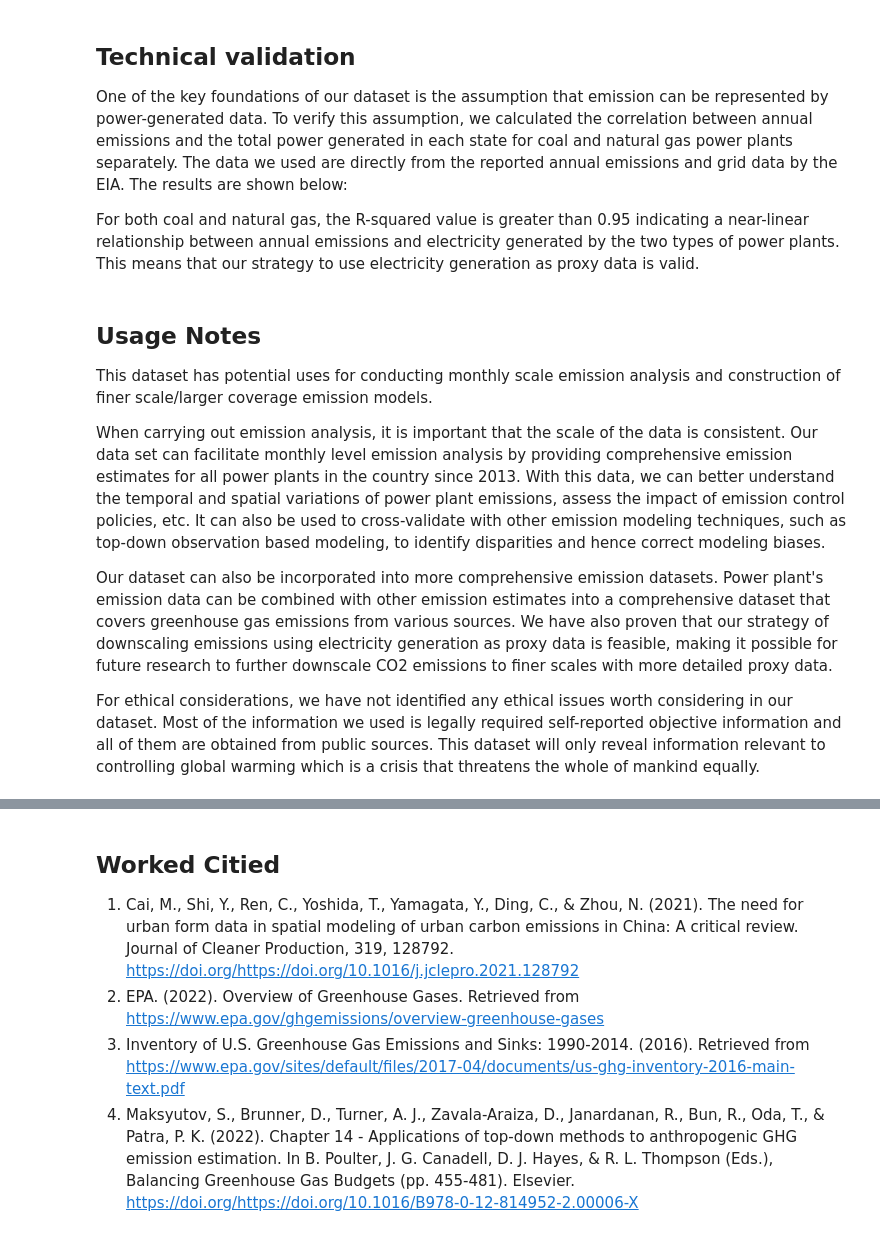
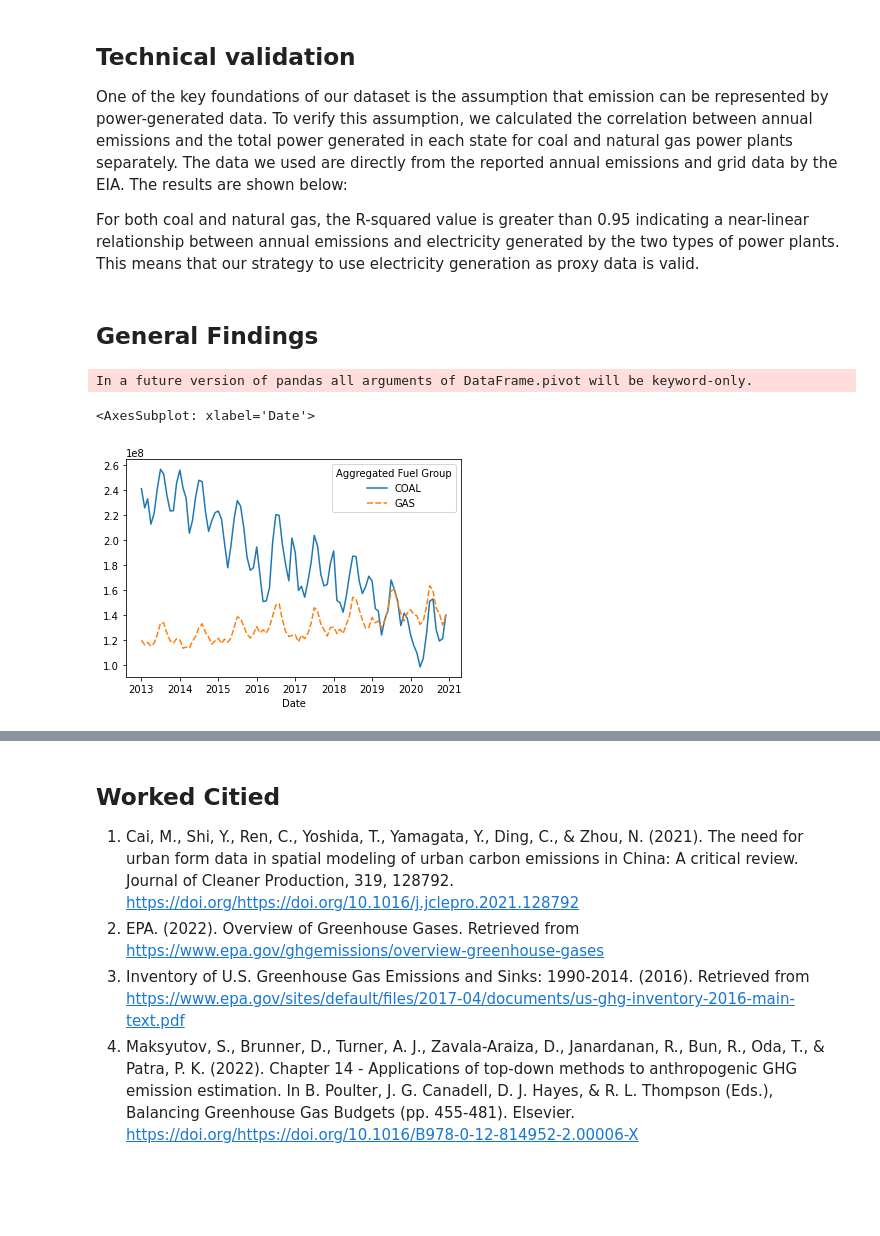
Before and after one commit to steve-z-wang/qtm302w-dataset-project, a Jupyter notebook: ipynb/Emission.ipynb, the cells around one changed output, grey strips where cells are left out. Saved outputs shown, nothing was run; the diff lists cells and outputs as text; code cells hidden in the pictures; blank space fills up the shorter version.

```diff
--- a/ipynb/Emission.ipynb
+++ b/ipynb/Emission.ipynb
@@ -74,13 +79,6 @@ emission_df = pd.concat(frames, ignore_index=True).dropna(subset=['Plant Name'])
 One of the key foundations of our dataset is the assumption that emission can be represented by power-generated data. To verify this assumption, we calculated the correlation between annual emissions and the total power generated in each state for coal and natural gas power plants separately. The data we used are directly from the reported annual emissions and grid data by the EIA. The results are shown below:
 
 For both coal and natural gas, the R-squared value is greater than 0.95 indicating a near-linear relationship between annual emissions and electricity generated by the two types of power plants. This means that our strategy to use electricity generation as proxy data is valid.
-# %% [markdown]
-## Usage Notes
-This dataset has potential uses for conducting monthly scale emission analysis and construction of finer scale/larger coverage emission models.
-
-When carrying out emission analysis, it is important that the scale of the data is consistent. Our data set can facilitate monthly level emission analysis by providing comprehensive emission estimates for all power plants in the country since 2013. With this data, we can better understand the temporal and spatial variations of power plant emissions, assess the impact of emission control policies, etc. It can also be used to cross-validate with other emission modeling techniques, such as top-down observation based modeling, to identify disparities and hence correct modeling biases.
-
-Our dataset can also be incorporated into more comprehensive emission datasets. Power plant's emission data can be combined with other emission estimates into a comprehensive dataset that covers greenhouse gas emissions from various sources. We have also proven that our strategy of downscaling emissions using electricity generation as proxy data is feasible, making it possible for future research to further downscale CO2 emissions to finer scales with more detailed proxy data.
-
-For ethical considerations, we have not identified any ethical issues worth considering in our dataset. Most of the information we used is legally required self-reported objective information and all of them are obtained from public sources. This dataset will only reveal information relevant to controlling global warming which is a crisis that threatens the whole of mankind equally.
+# %% [markdown]
+## General Findings
 # %%
@@ -120,25 +87,35 @@ fig.show()
 # %%
 
 df = pd.read_csv('monthly_generation_emission.csv')
 
-df_by_month = df.groupby(['Year', 'Month'], as_index=False).aggregate(
+df_by_month = df.groupby(['Year', 'Month', 'Aggregated Fuel Group'], as_index=False).aggregate(
     {'Emission (Predicted)': 'sum'})
 
 mapper = {'Jan': 1,
           'Feb': 2,
           'Mar': 3,
           'Apr': 4,
           'May': 5,
           'Jun': 6,
           'Jul': 7,
           'Aug': 8,
           'Sep': 9,
           'Oct': 10,
           'Nov': 11,
           'Dec': 12}
 
 df_by_month['Month'] = df_by_month['Month'].replace(mapper)
 
-df_by_month['Date'] = df_by_month['Year'].astype(str) + '-' + df_by_month['Month'].astype(str) + '-1'
+df_by_month['Date'] = df_by_month['Year'].astype(
+    str) + '-' + df_by_month['Month'].astype(str) + '-1'
 
 df_by_month['Date'] = pd.to_datetime(df_by_month['Date'])
+
+df_by_month_pivot1 = df_by_month.pivot(
+    'Date', 'Aggregated Fuel Group', 'Emission (Predicted)')
+
+sns.lineplot(data=df_by_month_pivot1)
+# %% [output]
+In a future version of pandas all arguments of DataFrame.pivot will be keyword-only.
+<AxesSubplot: xlabel='Date'>
+[figure, added]
```
Also changed, not shown: parts of 10 cells of this notebook, 1 other file.
